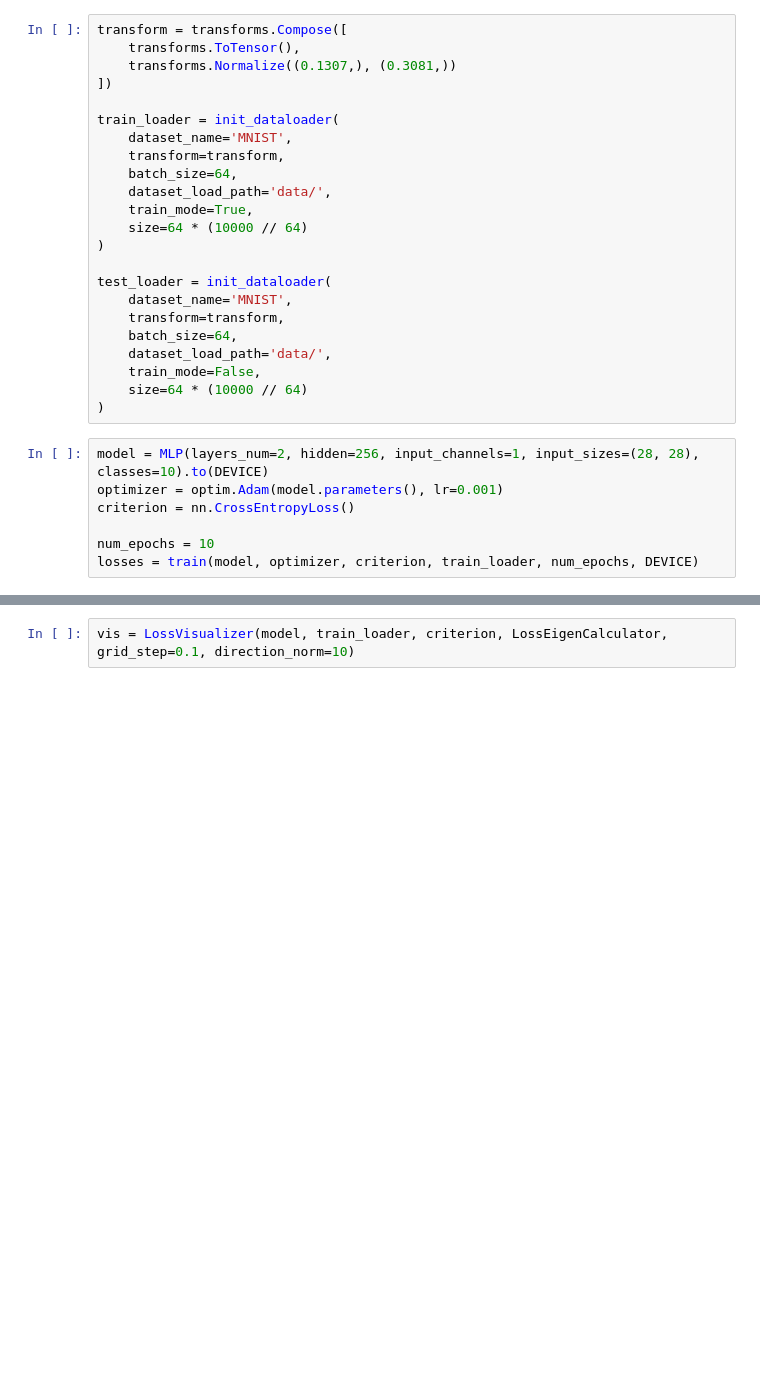
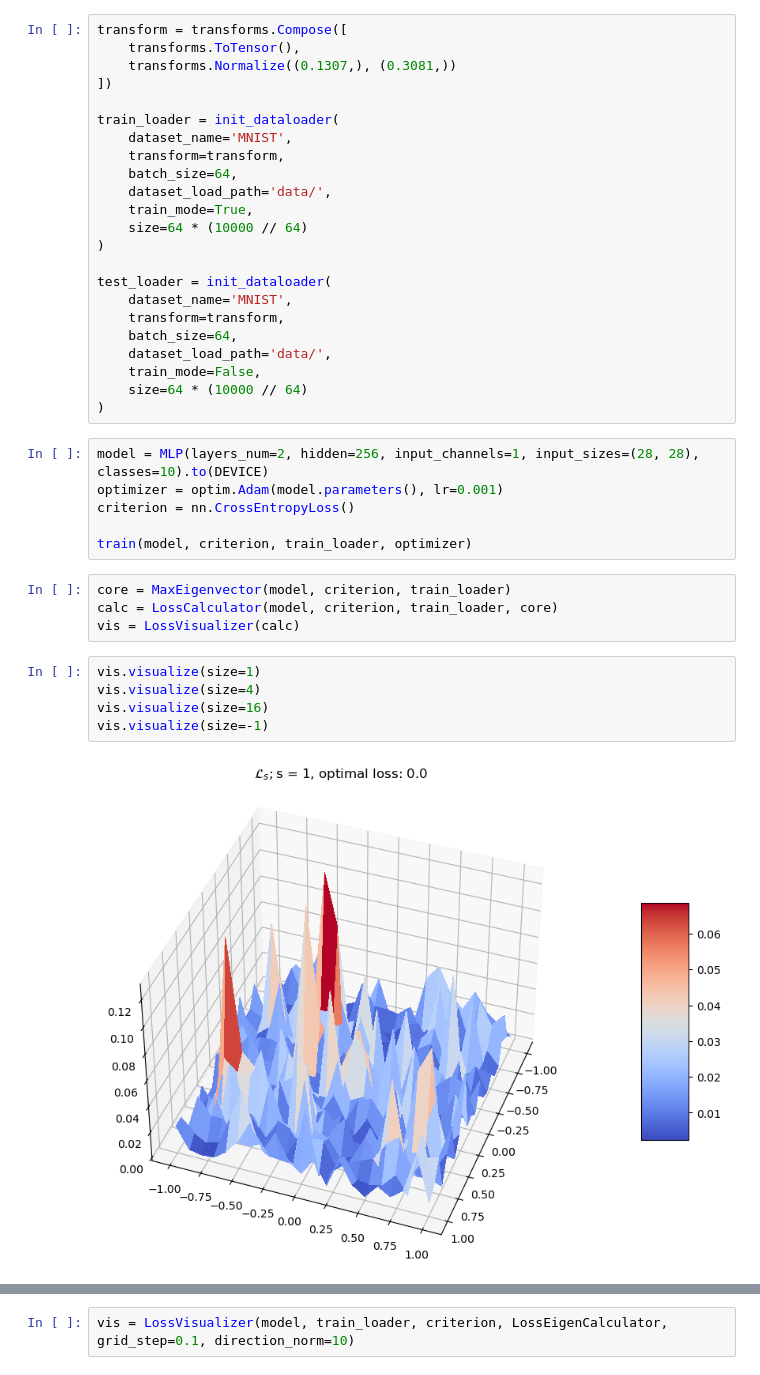
Before and after one commit to intsystems/2025-Project-183, a Jupyter notebook: code/loss_visualizing_evgen.ipynb, the cells around one changed output, grey strips where cells are left out. Cells and saved outputs as stored; diff of their text form; blank space fills up the shorter version.

```diff
--- a/code/loss_visualizing_evgen.ipynb
+++ b/code/loss_visualizing_evgen.ipynb
@@ -36,10 +37,20 @@ test_loader = init_dataloader(
     train_mode=False,
     size=64 * (10000 // 64)
 )
-# %%
-model = MLP(layers_num=2, hidden=256, input_channels=1, input_sizes=(28, 28), classes=10).to(DEVICE)
-optimizer = optim.Adam(model.parameters(), lr=0.001)
-criterion = nn.CrossEntropyLoss()
-
-num_epochs = 10
-losses = train(model, optimizer, criterion, train_loader, num_epochs, DEVICE)
+# %%
+model = MLP(layers_num=2, hidden=256, input_channels=1, input_sizes=(28, 28), classes=10).to(DEVICE)
+optimizer = optim.Adam(model.parameters(), lr=0.001)
+criterion = nn.CrossEntropyLoss()
+
+train(model, criterion, train_loader, optimizer)
+# %%
+core = MaxEigenvector(model, criterion, train_loader)
+calc = LossCalculator(model, criterion, train_loader, core)
+vis = LossVisualizer(calc)
+# %%
+vis.visualize(size=1)
+vis.visualize(size=4)
+vis.visualize(size=16)
+vis.visualize(size=-1)
+# %% [output]
+[figure, added]
```
Also changed, not shown: parts of 4 cells of this notebook, 16 other files.
